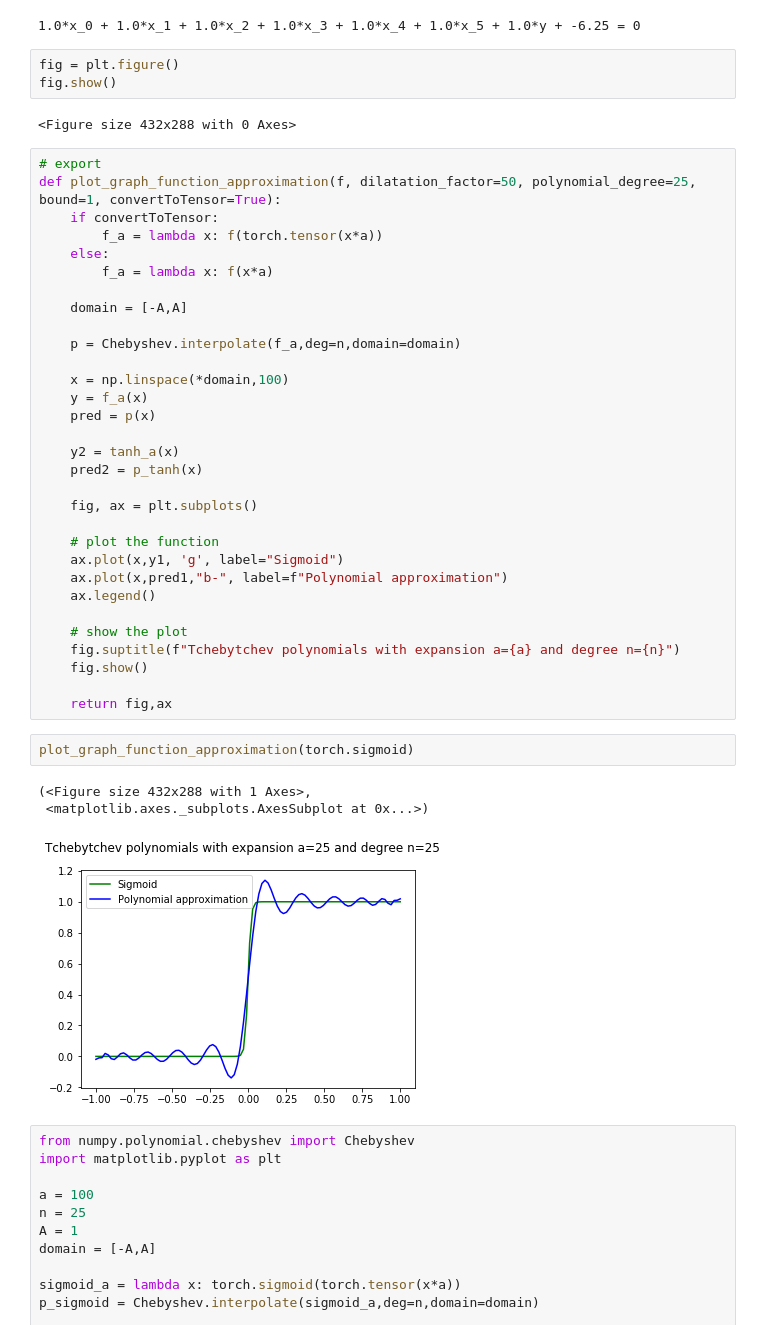
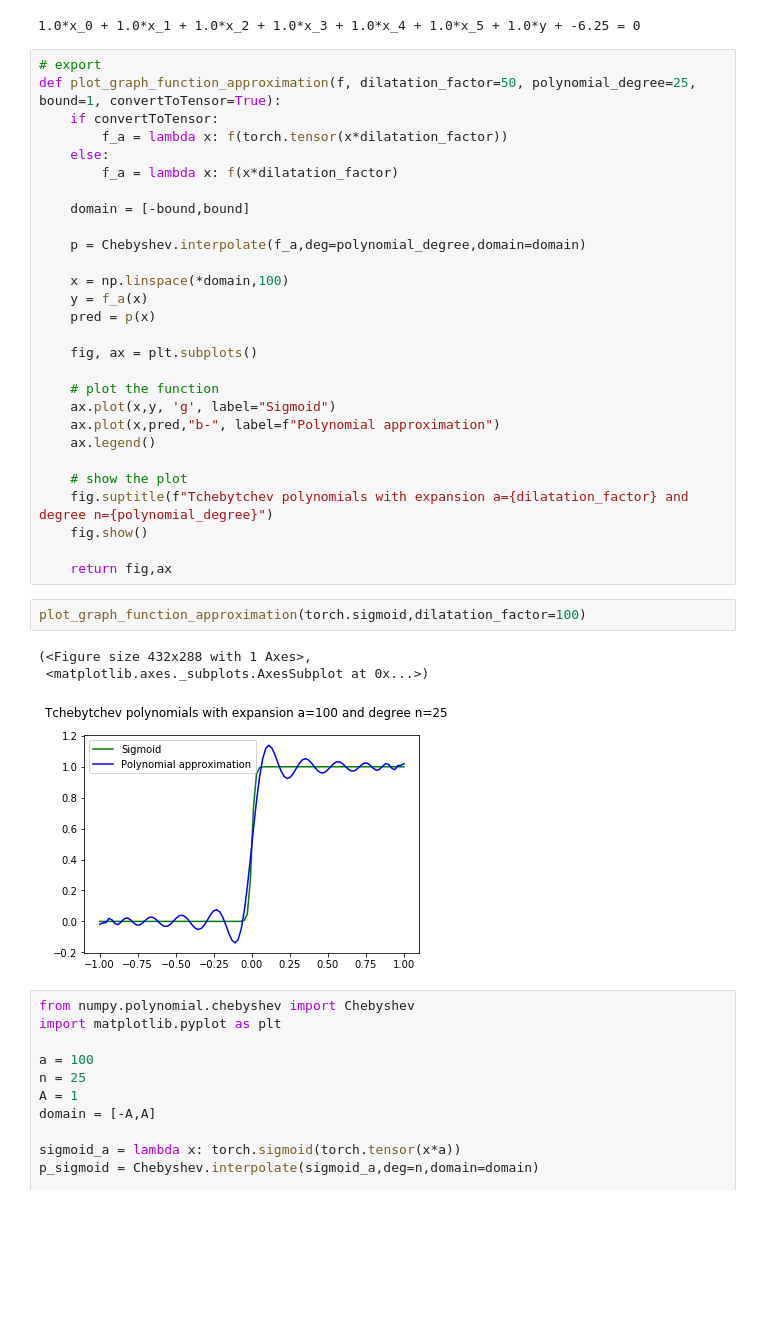
Before and after one commit to dhuynh95/cryptotree, a Jupyter notebook: nbs/00_core.ipynb, the cells around one changed output. Drawn from its saved outputs; the diff is of its cells as text; blank space fills up the shorter version.

Commit message:
Corrected plot approximation

```diff
--- a/nbs/00_core.ipynb
+++ b/nbs/00_core.ipynb
@@ -107,48 +109,40 @@ for target in x:
 print(bitcomparison)
 # %% [output]
 1.0*x_0 + 1.0*x_1 + 1.0*x_2 + 1.0*x_3 + 1.0*x_4 + 1.0*x_5 + 1.0*y + -6.25 = 0
-# %%
-fig = plt.figure()
-fig.show()
-# %% [output]
-<Figure size 432x288 with 0 Axes>
 # %%
 # export
 def plot_graph_function_approximation(f, dilatation_factor=50, polynomial_degree=25, bound=1, convertToTensor=True):
     if convertToTensor:
-        f_a = lambda x: f(torch.tensor(x*a))
+        f_a = lambda x: f(torch.tensor(x*dilatation_factor))
     else:
-        f_a = lambda x: f(x*a)
+        f_a = lambda x: f(x*dilatation_factor)
 
-    domain = [-A,A]
+    domain = [-bound,bound]
 
-    p = Chebyshev.interpolate(f_a,deg=n,domain=domain)
+    p = Chebyshev.interpolate(f_a,deg=polynomial_degree,domain=domain)
 
     x = np.linspace(*domain,100)
     y = f_a(x)
     pred = p(x)
 
-    y2 = tanh_a(x)
-    pred2 = p_tanh(x)
-
     fig, ax = plt.subplots()
 
     # plot the function
-    ax.plot(x,y1, 'g', label="Sigmoid")
-    ax.plot(x,pred1,"b-", label=f"Polynomial approximation")
+    ax.plot(x,y, 'g', label="Sigmoid")
+    ax.plot(x,pred,"b-", label=f"Polynomial approximation")
     ax.legend()
 
     # show the plot
-    fig.suptitle(f"Tchebytchev polynomials with expansion a={a} and degree n={n}")
+    fig.suptitle(f"Tchebytchev polynomials with expansion a={dilatation_factor} and degree n={polynomial_degree}")
     fig.show()
 
     return fig,ax
 # %%
-plot_graph_function_approximation(torch.sigmoid)
+plot_graph_function_approximation(torch.sigmoid,dilatation_factor=100)
 # %% [output]
 (<Figure size 432x288 with 1 Axes>,
  <matplotlib.axes._subplots.AxesSubplot at 0x...>)
-[figure, old version]
+[figure, new version]
 # %%
 from numpy.polynomial.chebyshev import Chebyshev
 import matplotlib.pyplot as plt
```
Also changed, not shown: parts of 2 cells of this notebook, 1 other file.
